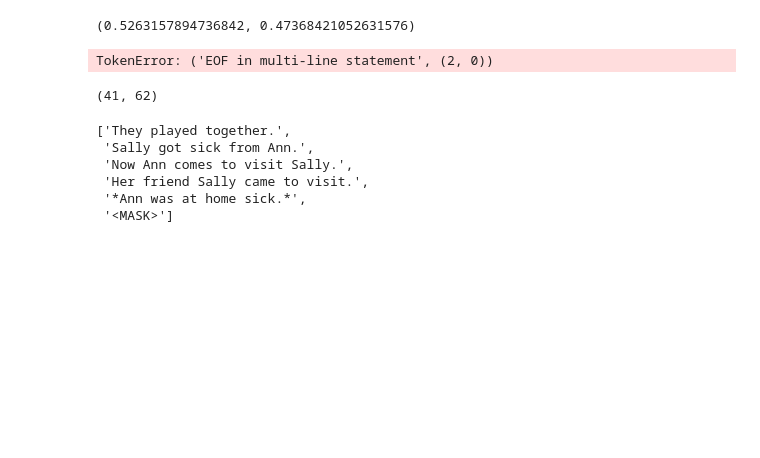
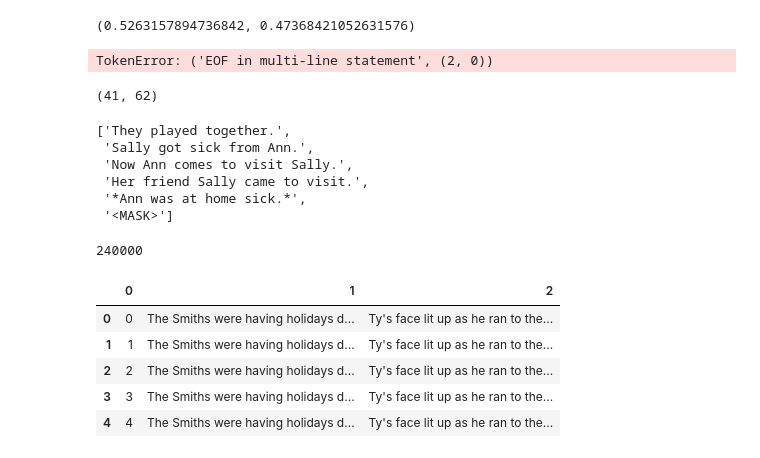
Before and after one commit to mismayil/optional-project, a Jupyter notebook: scratch.ipynb, the cells around one changed output. Drawn from its saved outputs; the diff is of its cells as text; code cells hidden in the pictures; blank space fills up the shorter version.

```diff
--- a/scratch.ipynb
+++ b/scratch.ipynb
@@ -613,0 +614,21 @@ glucose = read_json("data/glucose_cross_dim_val_data_with_neg.json")
+# %%
+len(glucose)
+# %% [output]
+240000
+# %%
+import pandas as pd
+
+anlg_source = pd.read_csv("../multigen-data/anlg/test/source.csv", header=None)
+anlg_target = pd.read_csv("../multigen-data/anlg/test/target.csv", header=None)
+
+with open("../multigen/results/grf-anlg.txt") as f:
+    multigen = f.readlines()
+# %%
+anlg_source.head()
+# %% [output]
+|  | 0 | 1 | 2 |
+| 0 | 0 | The Smiths were having holidays d... | Ty's face lit up as he ran to the... |
+| 1 | 1 | The Smiths were having holidays d... | Ty's face lit up as he ran to the... |
+| 2 | 2 | The Smiths were having holidays d... | Ty's face lit up as he ran to the... |
+| 3 | 3 | The Smiths were having holidays d... | Ty's face lit up as he ran to the... |
+| 4 | 4 | The Smiths were having holidays d... | Ty's face lit up as he ran to the... |
```
Also changed, not shown: parts of 4 cells of this notebook, 3 other files.
